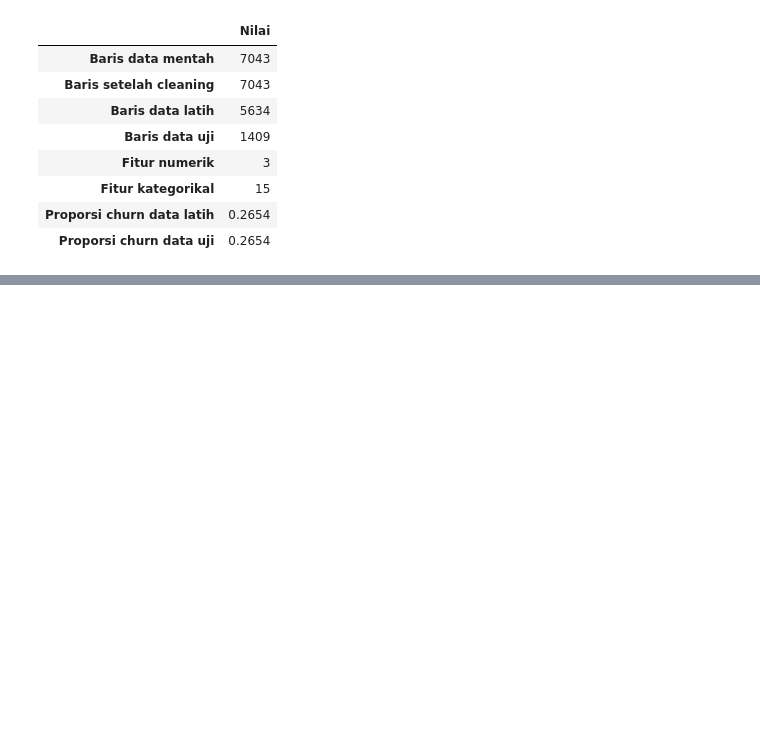
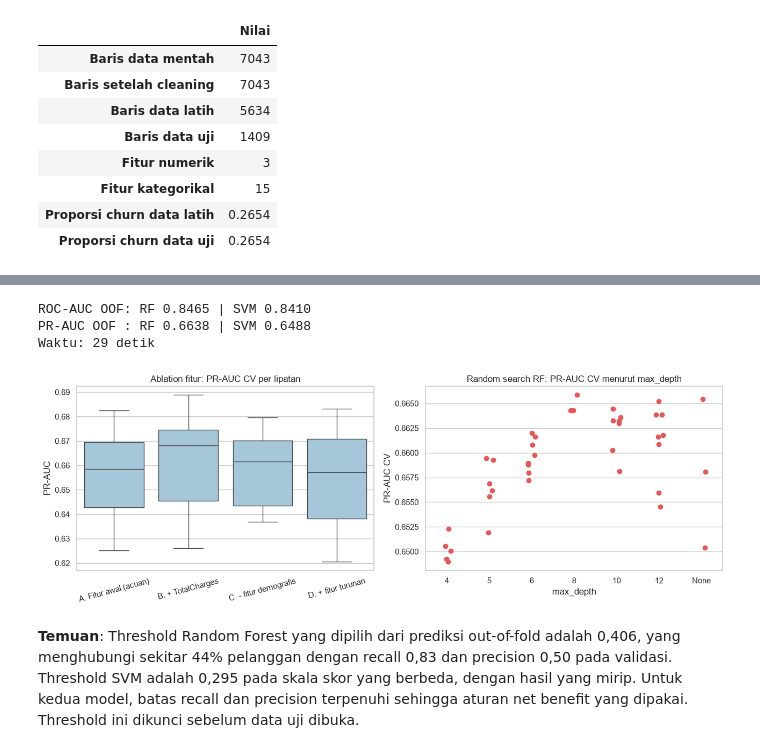
Before and after one commit to Cecarrr/21_IF-B_Pemuja-Kerang-Ajaib, a Jupyter notebook: notebooks/Insight-EDA.ipynb, the cells around one changed output, grey strips where cells are left out. Drawn from its saved outputs; the diff is of its cells as text; code cells hidden in the pictures; blank space fills up the shorter version.

```diff
--- a/notebooks/Insight-EDA.ipynb
+++ b/notebooks/Insight-EDA.ipynb
@@ -1270,0 +1480,31 @@ Confusion Matrix:
+# %%
+t0 = time.time()
+oof_rf = skor_oof(rf_tuned, X_train_f, y_train)
+oof_svm = skor_oof(svm_tuned, X_train_f, y_train)
+
+t_rf, aturan_rf, tab_t_rf = pilih_threshold(y_train, oof_rf)
+t_svm, aturan_svm, tab_t_svm = pilih_threshold(y_train, oof_svm)
+
+def baris_oof(nama, y, s, t, aturan):
+    m = metrik_threshold(y, s, t)
+    return {'Model': nama, 'Threshold': round(t, 4), 'Recall (OOF)': m['recall'], 'Precision (OOF)': m['precision'],
+            'F1 (OOF)': m['f1'], 'Dihubungi': m['dihubungi'],
+            'Net benefit /1000': net_benefit(m['TP'], m['FP'], len(y), **SKENARIO[SKENARIO_UTAMA]), 'Aturan': aturan}
+display(pd.DataFrame([baris_oof('RF tuned', y_train, oof_rf, t_rf, aturan_rf),
+                      baris_oof('SVM tuned', y_train, oof_svm, t_svm, aturan_svm)]).set_index('Model').round(4))
+print(f'ROC-AUC OOF: RF {roc_auc_score(y_train, oof_rf):.4f} | SVM {roc_auc_score(y_train, oof_svm):.4f}')
+print(f'PR-AUC OOF : RF {average_precision_score(y_train, oof_rf):.4f} | SVM {average_precision_score(y_train, oof_svm):.4f}')
+print(f'Waktu: {time.time() - t0:.0f} detik')
+
+# Ringkasan hasil tuning (ablation dan pencarian parameter)
+fig, ax = plt.subplots(1, 2, figsize=(13, 4.6))
+data_box = pd.DataFrame({k.split('.')[0] + '.' + k.split('.')[1][:22]: v[0] for k, v in hasil_abl.items()})
+sns.boxplot(data=data_box, ax=ax[0], color='#9ecae1')
+ax[0].set_title('Ablation fitur: PR-AUC CV per lipatan'); ax[0].set_ylabel('PR-AUC'); ax[0].tick_params(axis='x', rotation=15)
+dpl = hr.assign(kedalaman=hr['param_clf__max_depth'].map(lambda v: 'None' if v is None or (isinstance(v, float) and np.isnan(v)) else str(int(v))))
+urut = ['4', '5', '6', '8', '10', '12', 'None']
+sns.stripplot(data=dpl, x='kedalaman', y='mean_test_pr_auc', order=[u for u in urut if u in set(dpl['kedalaman'])],
+              ax=ax[1], color='#E45756', size=7)
+ax[1].set_title('Random search RF: PR-AUC CV menurut max_depth'); ax[1].set_xlabel('max_depth'); ax[1].set_ylabel('PR-AUC CV')
+plt.tight_layout(); plt.savefig('../figures/fig9_tuning_ablation.png', dpi=150, bbox_inches='tight'); plt.show()
+# %% [output]
@@ -1270,0 +1515,7 @@ Confusion Matrix:
+ROC-AUC OOF: RF 0.8465 | SVM 0.8410
+PR-AUC OOF : RF 0.6638 | SVM 0.6488
+Waktu: 29 detik
+[figure, added]
+# %% [markdown]
+
+**Temuan**: Threshold Random Forest yang dipilih dari prediksi out-of-fold adalah 0,406, yang menghubungi sekitar 44% pelanggan dengan recall 0,83 dan precision 0,50 pada validasi. Threshold SVM adalah 0,295 pada skala skor yang berbeda, dengan hasil yang mirip. Untuk kedua model, batas recall dan precision terpenuhi sehingga aturan net benefit yang dipakai. Threshold ini dikunci sebelum data uji dibuka.
```
Also changed, not shown: parts of 62 cells of this notebook, 11 other files.
